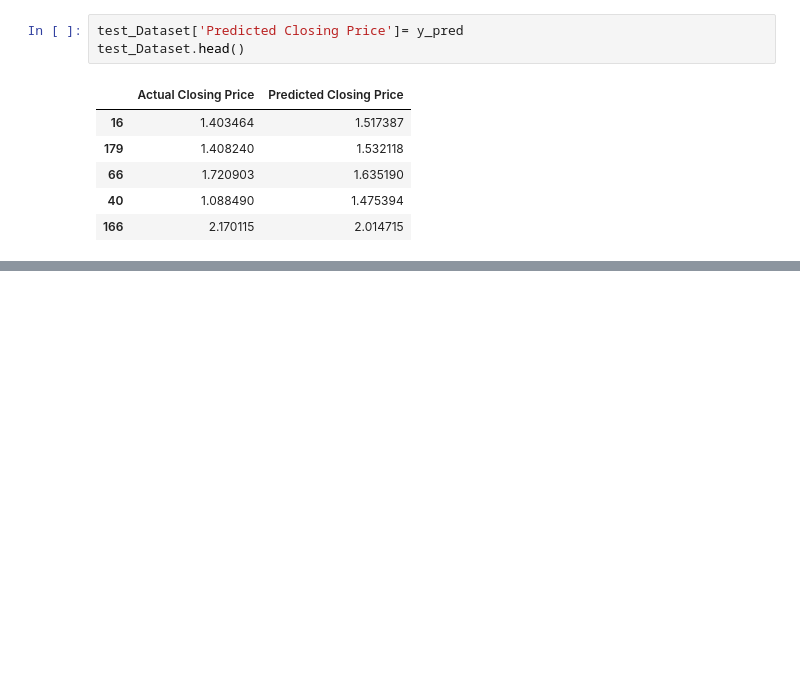
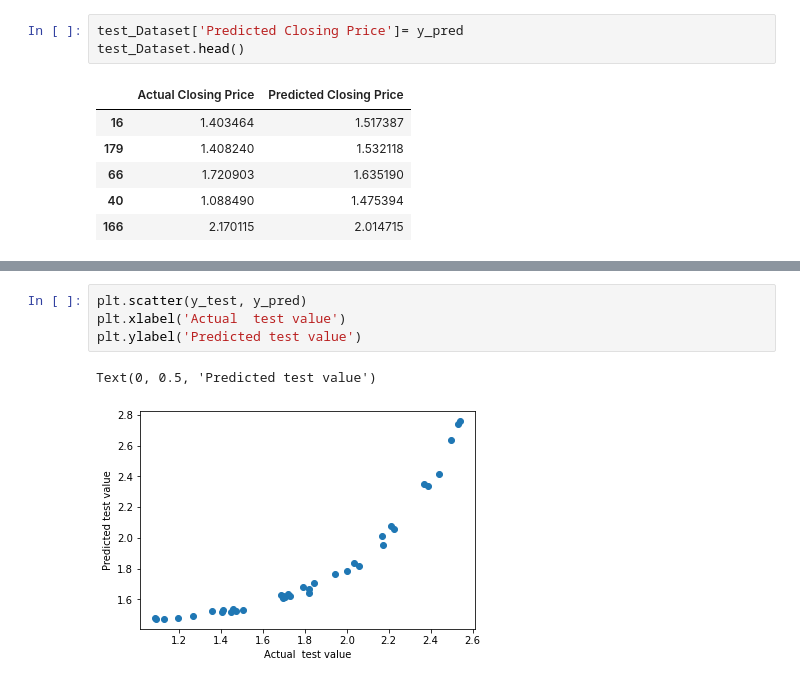
Before and after one commit to ShuklaRajni/Yes_Bank_Stock_Prices_Prediction_analysis, a Jupyter notebook: Yes_Bank_Stock_Closing_Price_Prediction_Capstone_Project_2.ipynb, the cells around one changed output, grey strips where cells are left out. Cells and saved outputs as stored; diff of their text form; blank space fills up the shorter version.

```diff
--- a/Yes_Bank_Stock_Closing_Price_Prediction_Capstone_Project_2.ipynb
+++ b/Yes_Bank_Stock_Closing_Price_Prediction_Capstone_Project_2.ipynb
@@ -530,0 +546,7 @@ test_Dataset.head()
+# %%
+plt.scatter(y_test, y_pred)
+plt.xlabel('Actual  test value')
+plt.ylabel('Predicted test value')
+# %% [output]
+Text(0, 0.5, 'Predicted test value')
+[figure, added]
```
Also changed, not shown: parts of 10 cells of this notebook.
